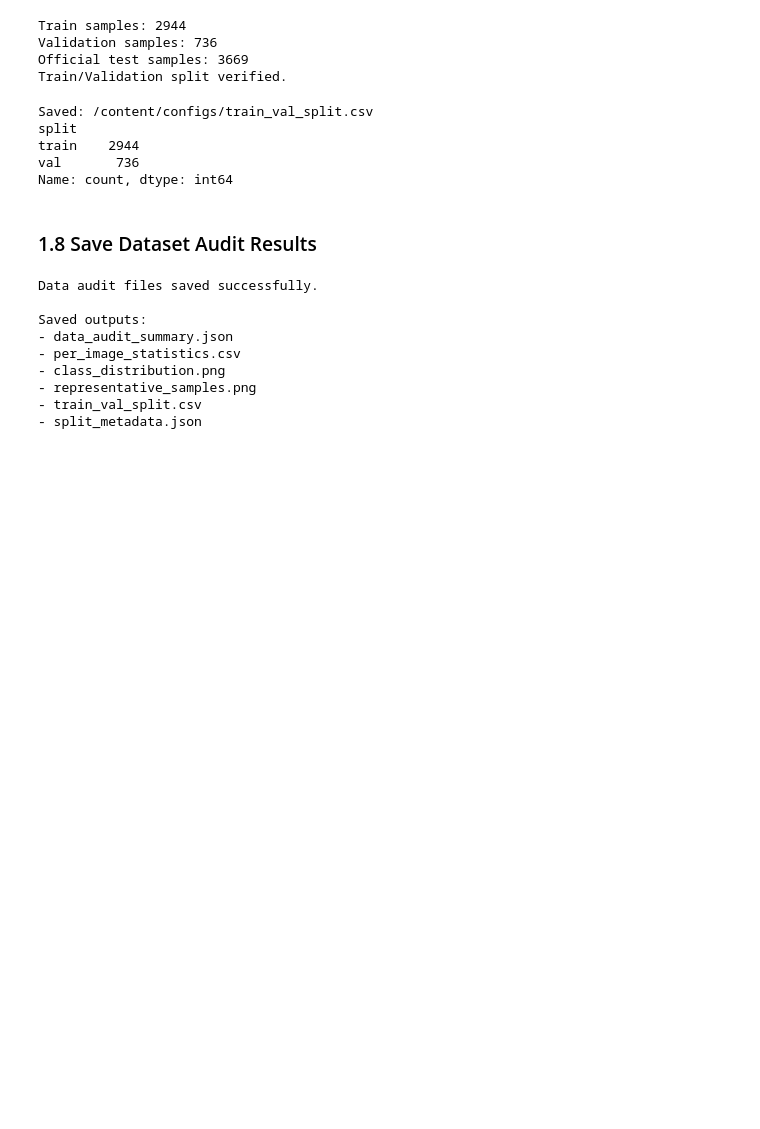
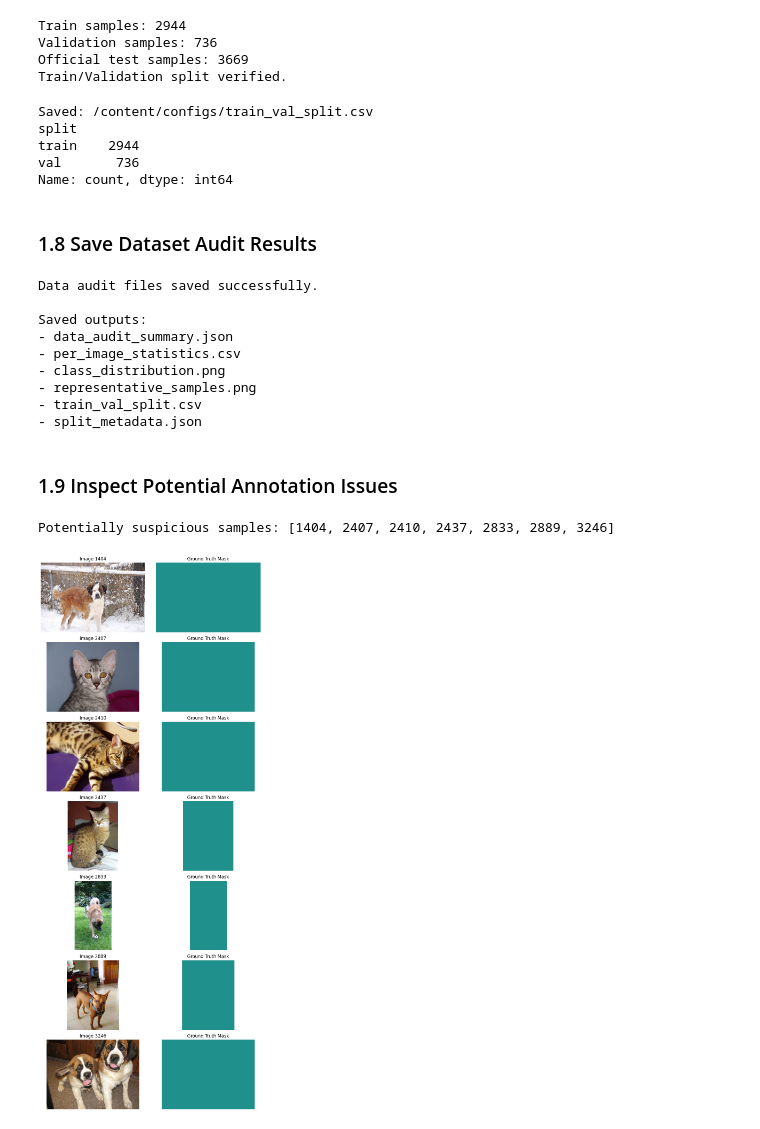
Before and after one commit to Ashley96yy/data255_project, a Jupyter notebook: notebooks/data_audit.ipynb, the cells around one changed output. Cells and saved outputs as stored; diff of their text form; code cells hidden in the pictures; blank space fills up the shorter version.

```diff
--- a/notebooks/data_audit.ipynb
+++ b/notebooks/data_audit.ipynb
@@ -484,3 +484,41 @@ Saved outputs:
 - representative_samples.png
 - train_val_split.csv
 - split_metadata.json
+# %% [markdown]
+### 1.9 Inspect Potential Annotation Issues
+# %%
+suspicious_indices = audit_df.loc[
+    (audit_df["foreground_ratio"] == 0) &
+    (audit_df["border_ratio"] == 0),
+    "dataset_index"
+].tolist()
+
+print("Potentially suspicious samples:", suspicious_indices)
+
+fig, axes = plt.subplots(
+    len(suspicious_indices), 2,
+    figsize=(9, 3 * len(suspicious_indices))
+)
+
+for row, idx in enumerate(suspicious_indices):
+    image, (_, mask) = trainval_dataset[idx]
+
+    axes[row, 0].imshow(image)
+    axes[row, 0].set_title(f"Image {idx}")
+
+    axes[row, 1].imshow(
+        np.array(mask),
+        cmap="viridis",
+        vmin=1,
+        vmax=3
+    )
+    axes[row, 1].set_title("Ground Truth Mask")
+
+    for ax in axes[row]:
+        ax.axis("off")
+
+plt.tight_layout()
+plt.show()
+# %% [output]
+Potentially suspicious samples: [1404, 2407, 2410, 2437, 2833, 2889, 3246]
+[figure, added]
```
Also changed, not shown: parts of 2 cells of this notebook, 2 other files.
